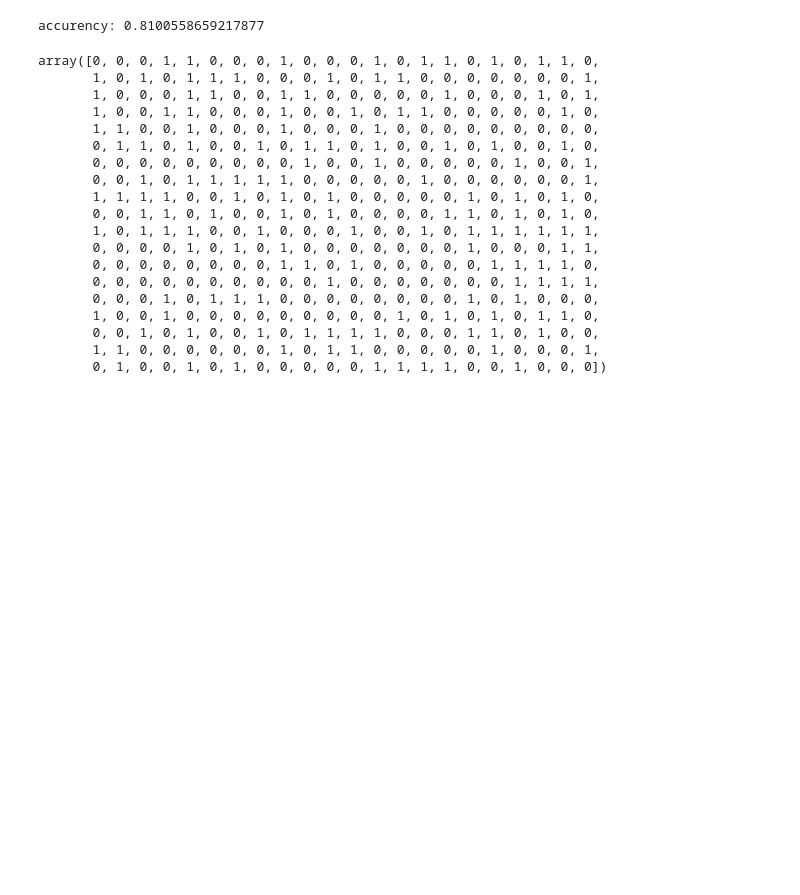
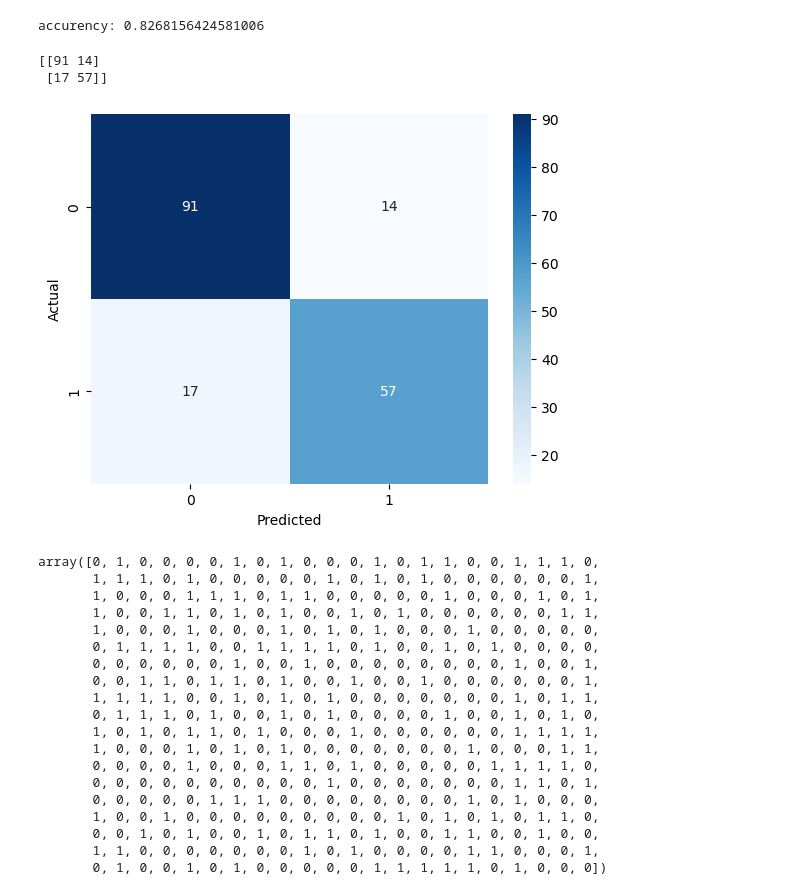
Before and after one commit to Dudul-99/Data-Science, a Jupyter notebook: titanic.ipynb, the cells around one changed output. Drawn from its saved outputs; the diff is of its cells as text; code cells hidden in the pictures; blank space fills up the shorter version.

```diff
--- a/titanic.ipynb
+++ b/titanic.ipynb
@@ -22,0 +41,6 @@ df_train.head()
+# %%
+# create a new column called family on 2 datasets
+df_train['family'] = np.where((df_train['SibSp'] == 0) & (df_train['Parch'] == 0), 0, 1)
+df_test['family'] = np.where((df_test['SibSp'] == 0) & (df_test['Parch'] == 0), 0, 1)
+df_test['family'].value_counts()
+df_train
@@ -95,6 +130,9 @@ preprocessor = ColumnTransformer(
         ('cat', categorical_transformer, variable_categoriel)
     ])
 # %%
+# Define the models
 from sklearn.ensemble import  RandomForestClassifier
 model =  RandomForestClassifier(n_estimators=200, random_state=0)
+from sklearn.ensemble import GradientBoostingClassifier
+clf = GradientBoostingClassifier(n_estimators=100, learning_rate=1.0, max_depth=1, random_state=0)
 # %%
@@ -106,11 +144,13 @@ X = df_train.drop(['Survived'], axis=1)
 # Divide data into training and validation subsets
 X_train, X_test, y_train, y_test = train_test_split(X, y, train_size=0.8, test_size=0.2,random_state=42)
 # %%
+# Apply pipeline to the training data
 from sklearn.ensemble import RandomForestClassifier
 from sklearn.metrics import accuracy_score, confusion_matrix, classification_report
+from sklearn.metrics import confusion_matrix
 # Bundle preprocessing and modeling code in a pipeline
 my_pipeline = Pipeline(steps=[('preprocessor', preprocessor),
-                              ('model', model)
+                              ('model', clf)
                              ])
 
 # Preprocessing of training data, fit model
@@ -123,28 +163,42 @@ preds = my_pipeline.predict(X_test)
 score = accuracy_score(y_test, preds)
 print('accurency:', score)
 # %% [output]
-accurency: 0.8100558659217877
+accurency: 0.8268156424581006
+# %%
+# visualisation of the confusion matrix
+cm = confusion_matrix(y_test, preds)
+print(cm)
+# Plot the confusion matrix
+sns.heatmap(cm, annot=True, cmap='Blues')
+plt.xlabel('Predicted')
+plt.ylabel('Actual')
+plt.show()
+# %% [output]
+[[91 14]
+ [17 57]]
+[figure, added]
 # %%
+# Apply pipeline to the test data
 pred_final=my_pipeline.predict(df_test)
 pred_final
 # %% [output]
-array([0, 0, 0, 1, 1, 0, 0, 0, 1, 0, 0, 0, 1, 0, 1, 1, 0, 1, 0, 1, 1, 0,
-       1, 0, 1, 0, 1, 1, 1, 0, 0, 0, 1, 0, 1, 1, 0, 0, 0, 0, 0, 0, 0, 1,
-       1, 0, 0, 0, 1, 1, 0, 0, 1, 1, 0, 0, 0, 0, 0, 1, 0, 0, 0, 1, 0, 1,
-       1, 0, 0, 1, 1, 0, 0, 0, 1, 0, 0, 1, 0, 1, 1, 0, 0, 0, 0, 0, 1, 0,
-       1, 1, 0, 0, 1, 0, 0, 0, 1, 0, 0, 0, 1, 0, 0, 0, 0, 0, 0, 0, 0, 0,
-       0, 1, 1, 0, 1, 0, 0, 1, 0, 1, 1, 0, 1, 0, 0, 1, 0, 1, 0, 0, 1, 0,
-       0, 0, 0, 0, 0, 0, 0, 0, 0, 1, 0, 0, 1, 0, 0, 0, 0, 0, 1, 0, 0, 1,
-       0, 0, 1, 0, 1, 1, 1, 1, 1, 0, 0, 0, 0, 0, 1, 0, 0, 0, 0, 0, 0, 1,
-       1, 1, 1, 1, 0, 0, 1, 0, 1, 0, 1, 0, 0, 0, 0, 0, 1, 0, 1, 0, 1, 0,
-       0, 0, 1, 1, 0, 1, 0, 0, 1, 0, 1, 0, 0, 0, 0, 1, 1, 0, 1, 0, 1, 0,
-       1, 0, 1, 1, 1, 0, 0, 1, 0, 0, 0, 1, 0, 0, 1, 0, 1, 1, 1, 1, 1, 1,
-       0, 0, 0, 0, 1, 0, 1, 0, 1, 0, 0, 0, 0, 0, 0, 0, 1, 0, 0, 0, 1, 1,
-       0, 0, 0, 0, 0, 0, 0, 0, 1, 1, 0, 1, 0, 0, 0, 0, 0, 1, 1, 1, 1, 0,
-       0, 0, 0, 0, 0, 0, 0, 0, 0, 0, 1, 0, 0, 0, 0, 0, 0, 0, 1, 1, 1, 1,
-       0, 0, 0, 1, 0, 1, 1, 1, 0, 0, 0, 0, 0, 0, 0, 0, 1, 0, 1, 0, 0, 0,
+array([0, 1, 0, 0, 0, 0, 1, 0, 1, 0, 0, 0, 1, 0, 1, 1, 0, 0, 1, 1, 1, 0,
+       1, 1, 1, 0, 1, 0, 0, 0, 0, 0, 1, 0, 1, 0, 1, 0, 0, 0, 0, 0, 0, 1,
+       1, 0, 0, 0, 1, 1, 1, 0, 1, 1, 0, 0, 0, 0, 0, 1, 0, 0, 0, 1, 0, 1,
+       1, 0, 0, 1, 1, 0, 1, 0, 1, 0, 0, 1, 0, 1, 0, 0, 0, 0, 0, 0, 1, 1,
+       1, 0, 0, 0, 1, 0, 0, 0, 1, 0, 1, 0, 1, 0, 0, 0, 1, 0, 0, 0, 0, 0,
+       0, 1, 1, 1, 1, 0, 0, 1, 1, 1, 1, 0, 1, 0, 0, 1, 0, 1, 0, 0, 0, 0,
+       0, 0, 0, 0, 0, 0, 1, 0, 0, 1, 0, 0, 0, 0, 0, 0, 0, 0, 1, 0, 0, 1,
+       0, 0, 1, 1, 0, 1, 1, 0, 1, 0, 0, 1, 0, 0, 1, 0, 0, 0, 0, 0, 0, 1,
+       1, 1, 1, 1, 0, 0, 1, 0, 1, 0, 1, 0, 0, 0, 0, 0, 0, 0, 1, 0, 1, 1,
+       0, 1, 1, 1, 0, 1, 0, 0, 1, 0, 1, 0, 0, 0, 0, 1, 0, 0, 1, 0, 1, 0,
+       1, 0, 1, 0, 1, 1, 0, 1, 0, 0, 0, 1, 0, 0, 0, 0, 0, 0, 1, 1, 1, 1,
+       1, 0, 0, 0, 1, 0, 1, 0, 1, 0, 0, 0, 0, 0, 0, 0, 1, 0, 0, 0, 1, 1,
+       0, 0, 0, 0, 1, 0, 0, 0, 1, 1, 0, 1, 0, 0, 0, 0, 0, 1, 1, 1, 1, 0,
+       0, 0, 0, 0, 0, 0, 0, 0, 0, 0, 1, 0, 0, 0, 0, 0, 0, 0, 1, 1, 0, 1,
+       0, 0, 0, 0, 0, 1, 1, 1, 0, 0, 0, 0, 0, 0, 0, 0, 1, 0, 1, 0, 0, 0,
        1, 0, 0, 1, 0, 0, 0, 0, 0, 0, 0, 0, 0, 1, 0, 1, 0, 1, 0, 1, 1, 0,
-       0, 0, 1, 0, 1, 0, 0, 1, 0, 1, 1, 1, 1, 0, 0, 0, 1, 1, 0, 1, 0, 0,
-       1, 1, 0, 0, 0, 0, 0, 0, 1, 0, 1, 1, 0, 0, 0, 0, 0, 1, 0, 0, 0, 1,
-       0, 1, 0, 0, 1, 0, 1, 0, 0, 0, 0, 0, 1, 1, 1, 1, 0, 0, 1, 0, 0, 0])
+       0, 0, 1, 0, 1, 0, 0, 1, 0, 1, 1, 0, 1, 0, 0, 1, 1, 0, 0, 1, 0, 0,
+       1, 1, 0, 0, 0, 0, 0, 0, 0, 1, 0, 1, 0, 0, 0, 0, 1, 1, 0, 0, 0, 1,
+       0, 1, 0, 0, 1, 0, 1, 0, 0, 0, 0, 0, 1, 1, 1, 1, 1, 0, 1, 0, 0, 0])
 # %%
```
Also changed, not shown: parts of 15 cells of this notebook.
